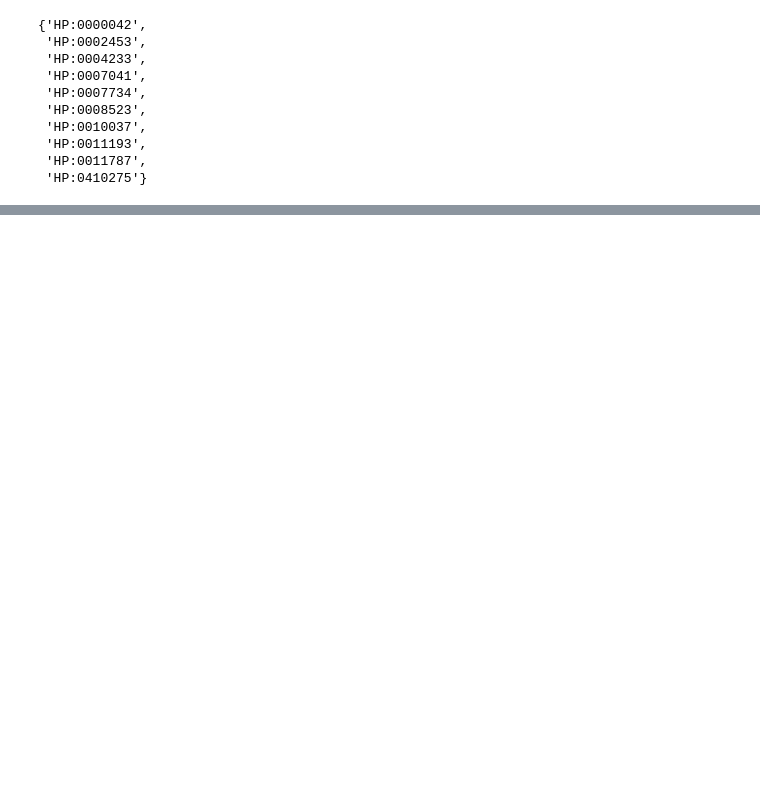
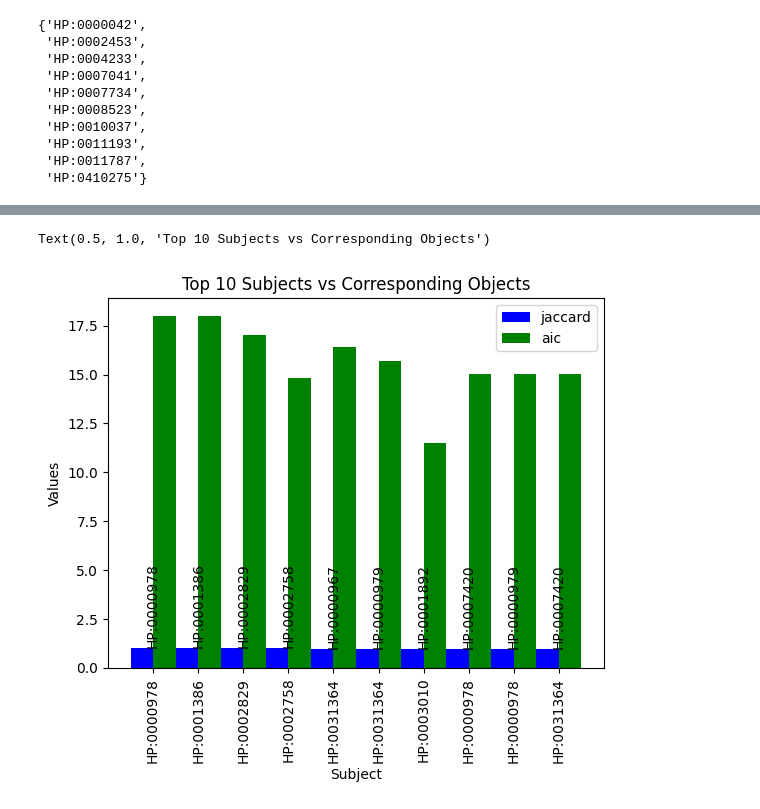
Before and after one commit to monarch-initiative/semsimian, a Jupyter notebook: notebooks/jaccard_vs_aic.ipynb, the cells around one changed output, grey strips where cells are left out. Drawn from its saved outputs; the diff is of its cells as text; code cells hidden in the pictures; blank space fills up the shorter version.

```diff
--- a/notebooks/jaccard_vs_aic.ipynb
+++ b/notebooks/jaccard_vs_aic.ipynb
@@ -128,4 +218,4 @@ mondo = set(df['subject'].drop_duplicates())
 %%time
 predicates = ["rdfs:subClassOf","BFO:0000050", "UPHENO:0000001"]
 rss = Semsimian(spo=None, predicates=predicates, pairwise_similarity_attributes=None, resource_path=db)
-all_x_all = rss.all_by_all_pairwise_similarity(subject_terms=set(random_hp_1), object_terms=set(mondo), minimum_jaccard_threshold=0, minimum_resnik_threshold=0)
+all_x_all = rss.all_by_all_pairwise_similarity(subject_terms=set(hp_1), object_terms=set(hp_2), minimum_jaccard_threshold=0, minimum_resnik_threshold=0)
@@ -132,13 +225,12 @@ all_x_all = rss.all_by_all_pairwise_similarity(subject_terms=set(random_hp_1), o
 # %%
 %%time
-new_df = pd.DataFrame(columns = ["subject", "object", "jaccard", "aic", "phenodigm"])
+
+rows_list = []
 for term1_key, values in all_x_all.items():
     for term2_key, result in values.items():
-        # Remember the _ here is cosine_similarity which we do not use at the moment.
         jaccard, resnik, phenodigm, _, _ = result
-        new_df.loc[len(new_df)] = [term1_key, term2_key, jaccard, resnik, phenodigm]
+        row_dict = {"subject": term1_key, "object": term2_key, "jaccard": jaccard, "aic": resnik, "phenodigm": phenodigm}
+        rows_list.append(row_dict)
 
-new_df = new_df.sort_values(by=["jaccard", "aic"], ascending=False).reset_index()
-
-new_df
+new_df = pd.DataFrame(rows_list)
 # %% [output]
@@ -159,0 +239,4 @@ Wall time: 4min 10s
+# %%
+new_df_sorted = new_df.sort_values(by=["jaccard", "aic"], ascending=False).reset_index()
+new_df_sorted.drop("index", axis=1, inplace=True)
+new_df_sorted
@@ -164,0 +272,36 @@ Name: aic, dtype: float64
+# %%
+df_subset = new_df_sorted.head(10)
+
+# Create a figure and a set of subplots
+fig, ax = plt.subplots()
+
+# Set the bar width
+bar_width = 0.5
+
+# Get the positions of the bars
+positions = list(range(len(df_subset)))
+
+# Plot bars for 'jaccard' in one color
+plt.bar([p - bar_width/2 for p in positions], df_subset['jaccard'], width=bar_width, color='blue', label='jaccard')
+
+# Plot bars for 'aic' in another color
+plt.bar([p + bar_width/2 for p in positions], df_subset['aic'], width=bar_width, color='green', label='aic')
+
+# Set the x ticks with names
+plt.xticks(positions, df_subset['subject'], rotation='vertical')
+
+# Show object values on top of the bars
+for i in range(len(df_subset)):
+    plt.text(x = i, y = df_subset['jaccard'].iloc[i], s = df_subset['object'].iloc[i], size = 10, ha = 'center', va = 'bottom', rotation='vertical')
+
+
+# Add legend
+plt.legend()
+
+# Add labels and title
+plt.xlabel('Subject')
+plt.ylabel('Values')
+plt.title('Top 10 Subjects vs Corresponding Objects')
+# %% [output]
+Text(0.5, 1.0, 'Top 10 Subjects vs Corresponding Objects')
+[figure, added]
```
Also changed, not shown: parts of 6 cells of this notebook.
